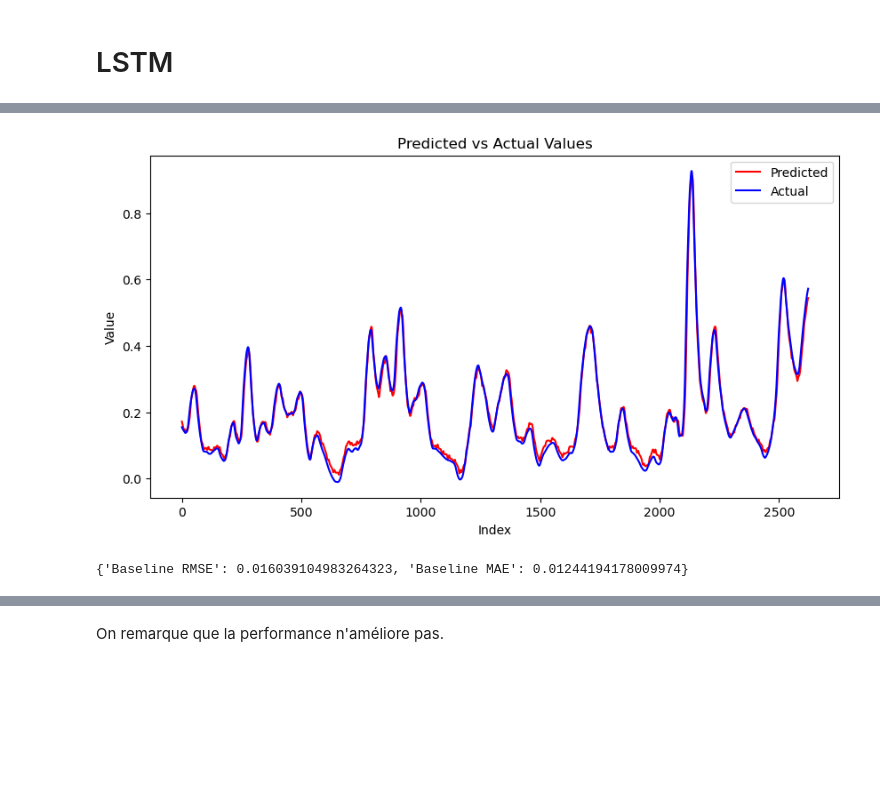
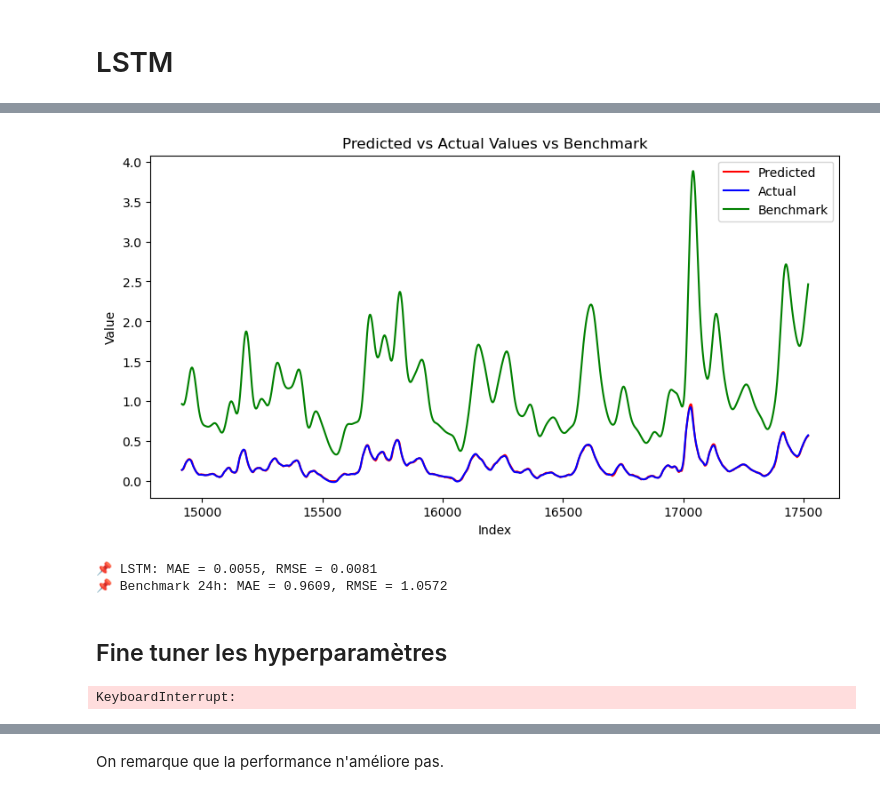
Before and after one commit to vonguyenthaonhi/SERIE-TEMPORELLE-MOSEF, a Jupyter notebook: LSTM.ipynb, the cells around one changed output, grey strips where cells are left out. Cells and saved outputs as stored; diff of their text form; code cells hidden in the pictures; blank space fills up the shorter version.

Commit message:
graphique benchmark

```diff
--- a/LSTM.ipynb
+++ b/LSTM.ipynb
@@ -140,7 +143,7 @@ def create_sequences(data, target_column, sequence_length):
 # Définition de la colonne cible
 target_column = series_data.columns.get_loc('target')
 # %%
-WINDOW_SIZE = 6
+WINDOW_SIZE = 24
 
 X_train, y_train = create_sequences(data_train_scaled, target_column, WINDOW_SIZE)
 X_val, y_val = create_sequences(data_val_scaled, target_column, WINDOW_SIZE)
@@ -215,9 +211,12 @@ plt.show()
 # %%
 y_pred_test = baseline_model.predict(X_test).flatten()
 
+y_pred_benchmark = features["Hauteur moyenne des vagues les plus hautes_rolling_mean_24h"].loc[y_test.index]
+
 df_results = pd.DataFrame({
     'prediction': y_pred_test,
-    'actual': y_test
+    'actual': y_test,
+    'benchmark': y_pred_benchmark   # Prendre la valeur du benchmark sur la période de test
 })
 
 df_results.head(10)
@@ -237,13 +236,14 @@ df_results.head(10)
 # %%
 # Plot predictions vs actual values
 plt.figure(figsize=(10, 5))
 plt.plot(df_results.index, df_results['prediction'], label='Predicted', linestyle='solid', color='red')
 plt.plot(df_results.index, df_results['actual'], label='Actual', linestyle='solid', color='blue')
+plt.plot(df_results.index, df_results['benchmark'], label='Benchmark', linestyle='solid', color='green')
 plt.xlabel('Index')
 plt.ylabel('Value')
-plt.title('Predicted vs Actual Values')
+plt.title('Predicted vs Actual Values vs Benchmark')
 plt.legend()
 plt.show()
 # %% [output]
-[figure, old version]
+[figure, new version]
 # %%
@@ -253,24 +256,15 @@ baseline_mae = mean_absolute_error(y_test, y_pred_test)
-# %%
-# Store baseline results
-baseline_results = {
-    "Baseline RMSE": baseline_rmse,
-    "Baseline MAE": baseline_mae
-}
-
-baseline_results
-# %% [output]
-{'Baseline RMSE': 0.016039104983264323, 'Baseline MAE': 0.01244194178009974}
+# %%
+print(f"📌 LSTM: MAE = {baseline_mae:.4f}, RMSE = {baseline_rmse:.4f}")
+print(f"📌 Benchmark 24h: MAE = {mae_benchmark:.4f}, RMSE = {rmse_benchmark:.4f}")
+# %% [output]
+📌 LSTM: MAE = 0.0055, RMSE = 0.0081
+📌 Benchmark 24h: MAE = 0.9609, RMSE = 1.0572
+# %% [markdown]
+## Fine tuner les hyperparamètres
 # %%
-from sklearn.model_selection import GridSearchCV
-from scikeras.wrappers import KerasRegressor
-from keras.layers import ConvLSTM2D, Dropout, Flatten, Dense
-from keras.models import Sequential
-from sklearn.preprocessing import StandardScaler
-
-# Wrap the model
 model = KerasRegressor(
     model=build_lstm_model,
-    units=64,  # Default values (will be overridden by GridSearch)
+    units=64,
     dropout_rate=0.2,
     learning_rate=0.001,
     epochs=10,
@@ -278,20 +272,19 @@ model = KerasRegressor(
     verbose=0
 )
 
-# Define the parameter grid
 param_dist = {
-    'model__units': [32, 64, 128],  # Prefix "model__" is required
+    'model__units': [32, 64, 128],
     'model__learning_rate': [0.001, 0.0005]
 }
 
-# Perform the grid search
 grid = GridSearchCV(estimator=model, param_grid=param_dist, n_jobs=1, cv=3)
 grid_result = grid.fit(X_train, y_train)
 
-# Save best model
 best_LSTM = grid_result.best_estimator_
 
 print(f"Best: {grid_result.best_score_} using {grid_result.best_params_}")
+# %% [output]
+KeyboardInterrupt:
 # %%
 y_pred_test = best_LSTM.predict(X_test)
 
```
Also changed, not shown: parts of 11 cells of this notebook.
